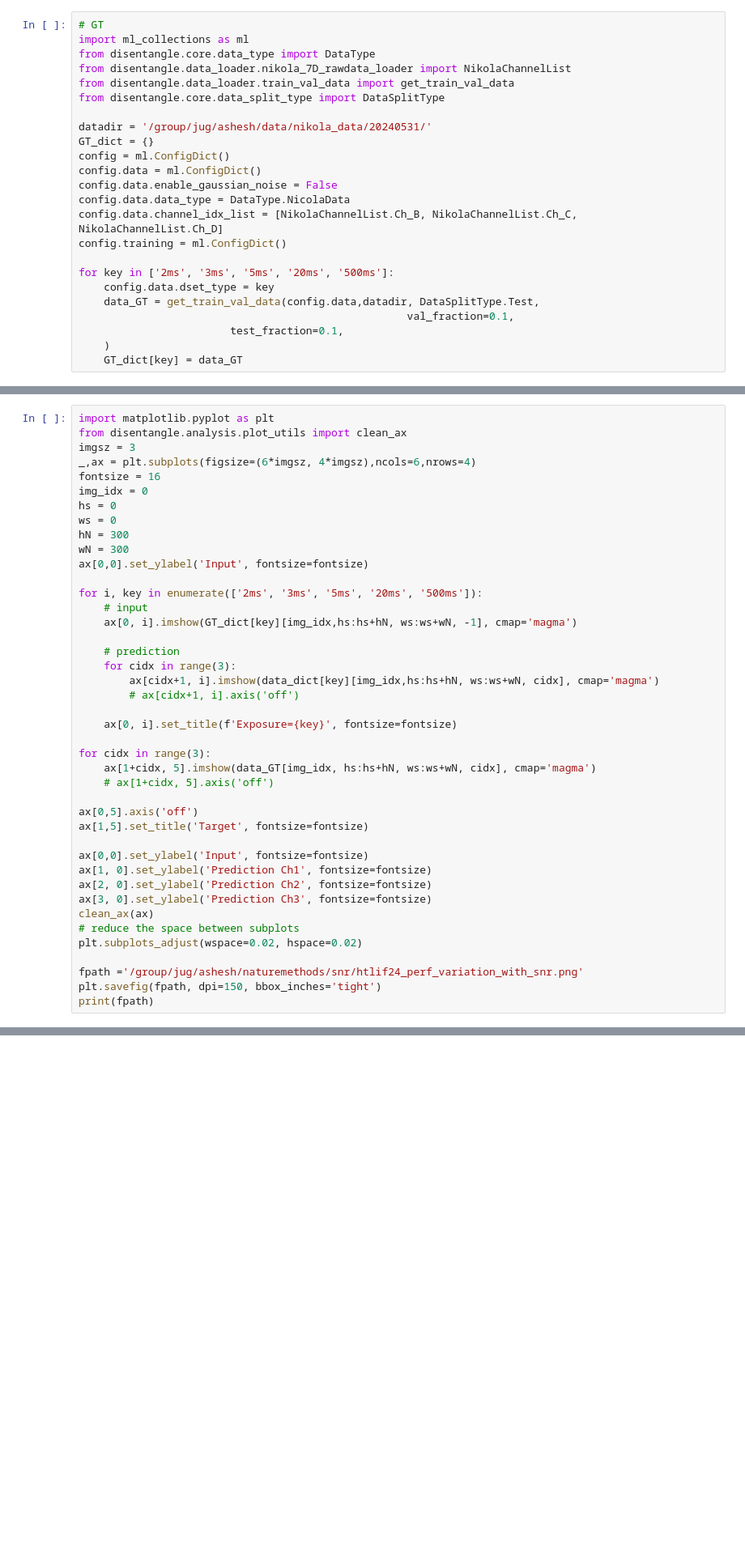
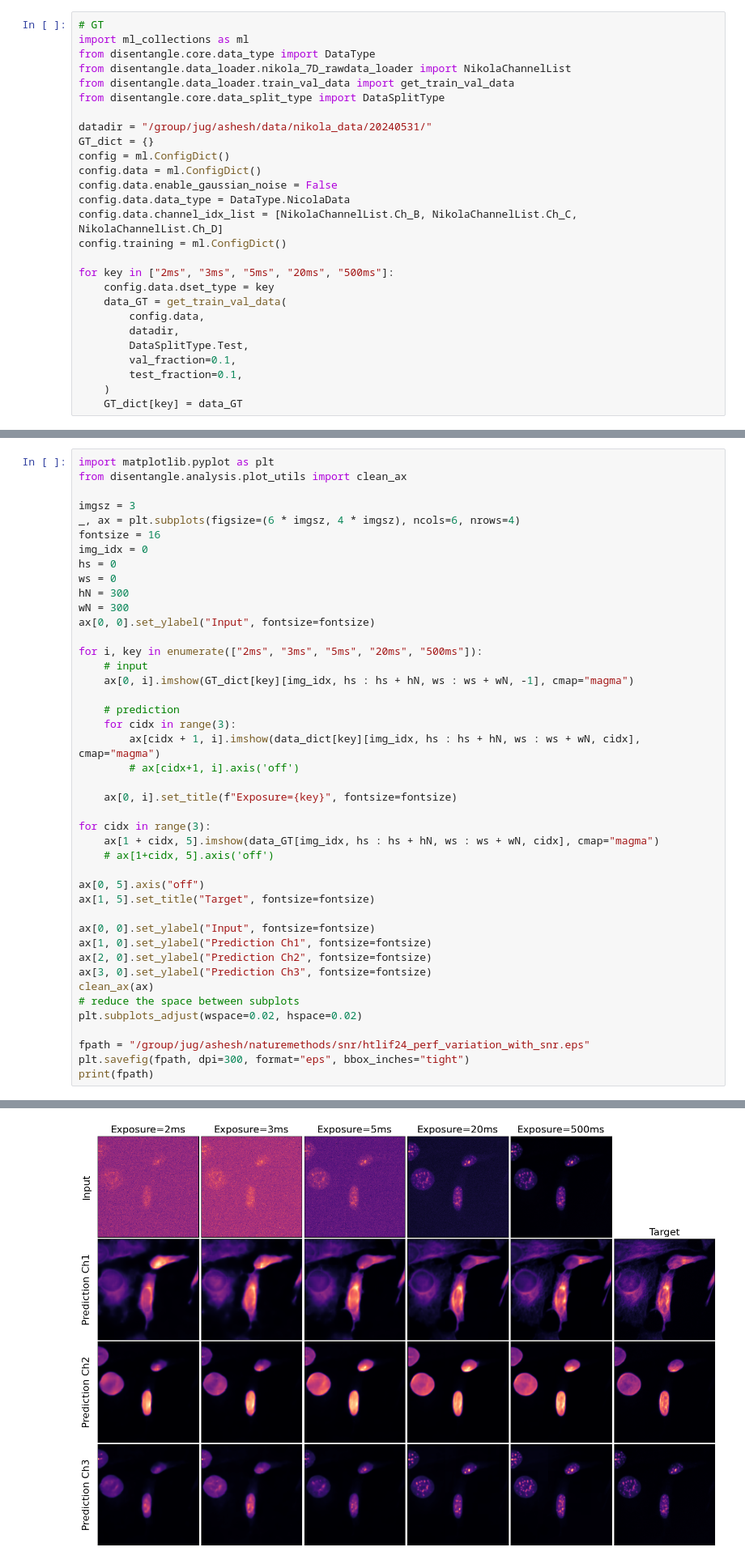
Before and after one commit to ashesh-0/Disentangle, a Jupyter notebook: disentangle/notebooks/naturemethods/snr_experiment.ipynb, the cells around one changed output, grey strips where cells are left out. Shown at 81% size. Drawn from its saved outputs; the diff is of its cells as text; blank space fills up the shorter version.

Commit message:
updating the plots for naturemethods

```diff
--- a/disentangle/notebooks/naturemethods/snr_experiment.ipynb
+++ b/disentangle/notebooks/naturemethods/snr_experiment.ipynb
@@ -20,7 +21,7 @@ from disentangle.data_loader.nikola_7D_rawdata_loader import NikolaChannelList
 from disentangle.data_loader.train_val_data import get_train_val_data
 from disentangle.core.data_split_type import DataSplitType
 
-datadir = '/group/jug/ashesh/data/nikola_data/20240531/'
+datadir = "/group/jug/ashesh/data/nikola_data/20240531/"
 GT_dict = {}
 config = ml.ConfigDict()
 config.data = ml.ConfigDict()
@@ -29,10 +30,13 @@ config.data.data_type = DataType.NicolaData
 config.data.channel_idx_list = [NikolaChannelList.Ch_B, NikolaChannelList.Ch_C, NikolaChannelList.Ch_D]
 config.training = ml.ConfigDict()
 
-for key in ['2ms', '3ms', '5ms', '20ms', '500ms']:
+for key in ["2ms", "3ms", "5ms", "20ms", "500ms"]:
     config.data.dset_type = key
-    data_GT = get_train_val_data(config.data,datadir, DataSplitType.Test,
-                                                    val_fraction=0.1,
-                        test_fraction=0.1,
+    data_GT = get_train_val_data(
+        config.data,
+        datadir,
+        DataSplitType.Test,
+        val_fraction=0.1,
+        test_fraction=0.1,
     )
     GT_dict[key] = data_GT
@@ -41,42 +65,44 @@ data_GT.shape
 # %%
 import matplotlib.pyplot as plt
 from disentangle.analysis.plot_utils import clean_ax
+
 imgsz = 3
-_,ax = plt.subplots(figsize=(6*imgsz, 4*imgsz),ncols=6,nrows=4)
+_, ax = plt.subplots(figsize=(6 * imgsz, 4 * imgsz), ncols=6, nrows=4)
 fontsize = 16
 img_idx = 0
 hs = 0
 ws = 0
 hN = 300
 wN = 300
-ax[0,0].set_ylabel('Input', fontsize=fontsize)
+ax[0, 0].set_ylabel("Input", fontsize=fontsize)
 
-for i, key in enumerate(['2ms', '3ms', '5ms', '20ms', '500ms']):
+for i, key in enumerate(["2ms", "3ms", "5ms", "20ms", "500ms"]):
     # input
-    ax[0, i].imshow(GT_dict[key][img_idx,hs:hs+hN, ws:ws+wN, -1], cmap='magma')
+    ax[0, i].imshow(GT_dict[key][img_idx, hs : hs + hN, ws : ws + wN, -1], cmap="magma")
 
     # prediction
     for cidx in range(3):
-        ax[cidx+1, i].imshow(data_dict[key][img_idx,hs:hs+hN, ws:ws+wN, cidx], cmap='magma')
+        ax[cidx + 1, i].imshow(data_dict[key][img_idx, hs : hs + hN, ws : ws + wN, cidx], cmap="magma")
         # ax[cidx+1, i].axis('off')
 
-    ax[0, i].set_title(f'Exposure={key}', fontsize=fontsize)
+    ax[0, i].set_title(f"Exposure={key}", fontsize=fontsize)
 
 for cidx in range(3):
-    ax[1+cidx, 5].imshow(data_GT[img_idx, hs:hs+hN, ws:ws+wN, cidx], cmap='magma')
+    ax[1 + cidx, 5].imshow(data_GT[img_idx, hs : hs + hN, ws : ws + wN, cidx], cmap="magma")
     # ax[1+cidx, 5].axis('off')
 
-ax[0,5].axis('off')
-ax[1,5].set_title('Target', fontsize=fontsize)
+ax[0, 5].axis("off")
+ax[1, 5].set_title("Target", fontsize=fontsize)
 
-ax[0,0].set_ylabel('Input', fontsize=fontsize)
-ax[1, 0].set_ylabel('Prediction Ch1', fontsize=fontsize)
-ax[2, 0].set_ylabel('Prediction Ch2', fontsize=fontsize)
-ax[3, 0].set_ylabel('Prediction Ch3', fontsize=fontsize)
+ax[0, 0].set_ylabel("Input", fontsize=fontsize)
+ax[1, 0].set_ylabel("Prediction Ch1", fontsize=fontsize)
+ax[2, 0].set_ylabel("Prediction Ch2", fontsize=fontsize)
+ax[3, 0].set_ylabel("Prediction Ch3", fontsize=fontsize)
 clean_ax(ax)
 # reduce the space between subplots
 plt.subplots_adjust(wspace=0.02, hspace=0.02)
 
-fpath ='/group/jug/ashesh/naturemethods/snr/htlif24_perf_variation_with_snr.png'
-plt.savefig(fpath, dpi=150, bbox_inches='tight')
+fpath = "/group/jug/ashesh/naturemethods/snr/htlif24_perf_variation_with_snr.eps"
+plt.savefig(fpath, dpi=300, format="eps", bbox_inches="tight")
 print(fpath)
+# %% [output]
@@ -83,2 +110,3 @@ print(fpath)
+[figure, added]
 # %%
 ! ls
```
Also changed, not shown: parts of 5 cells of this notebook, 2 other files.
